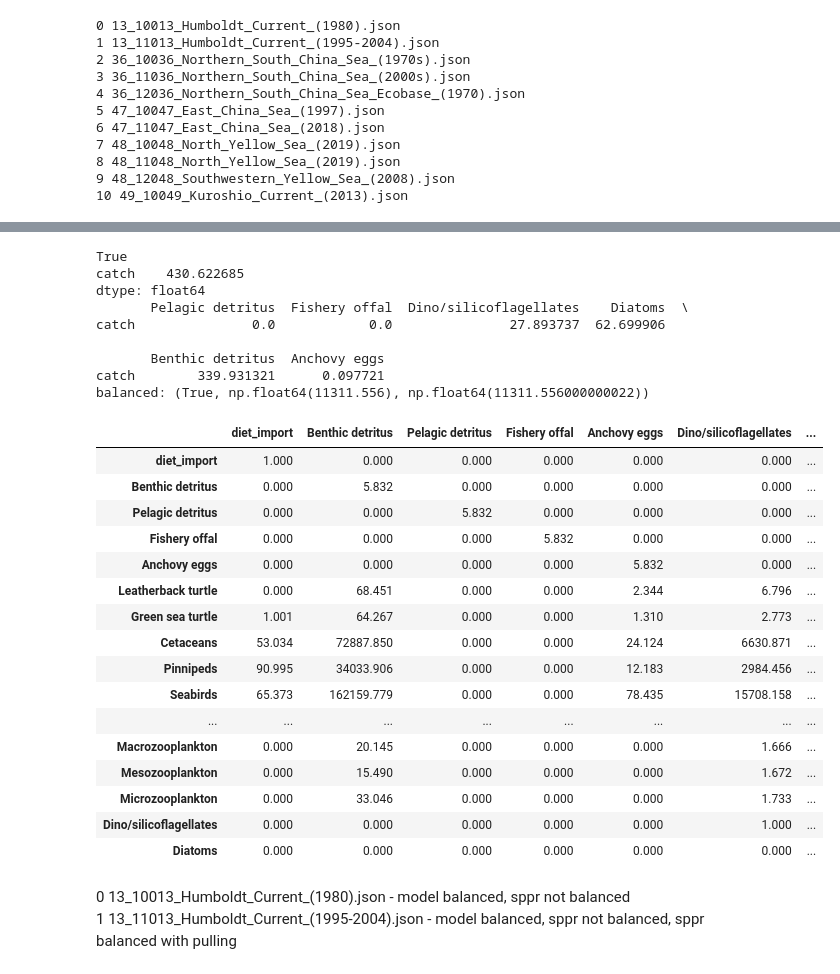
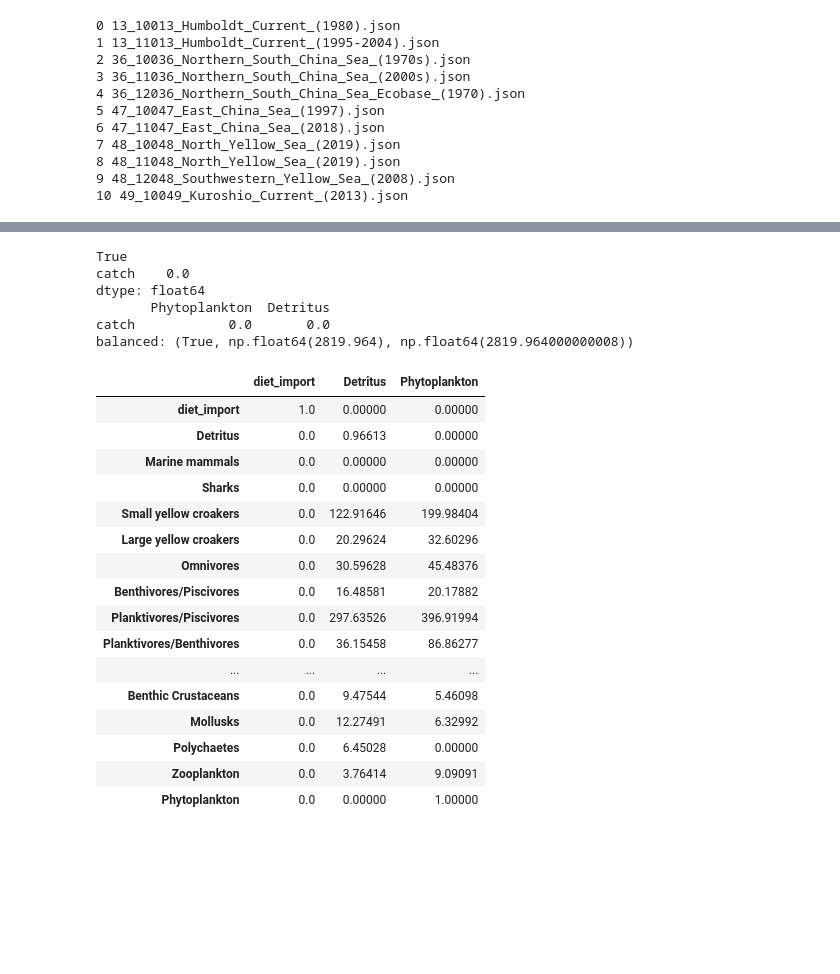
Before and after one commit to idocarmel1/PPREstimation, a Jupyter notebook: notebooks/tests.ipynb, the cells around one changed output, grey strips where cells are left out. Saved outputs shown, nothing was run; the diff lists cells and outputs as text; code cells hidden in the pictures; blank space fills up the shorter version.

```diff
--- a/notebooks/tests.ipynb
+++ b/notebooks/tests.ipynb
@@ -95,38 +176,32 @@ balanced: True
 # %%
-sppr, A, L = self.SPPR_new(TE=None, TE_option='GE', collapse_det=True)
+sppr, A, L = self.SPPR_new(TE=None, TE_option='TE', collapse_det=False, fix_EE_0_cases=True)
 sppr, A, L = PPRCalculator.rename_results([sppr, A, L], self.seq2name)
 print(self.is_model_balanced()[0])
 print(self.get_PPR(sppr, only_inner=True, only_pp=False).sum(axis=1))
 print(self.get_PPR(sppr, only_inner=True, only_pp=False).rename(columns=self.seq2name))
 print(f'balanced: {self.is_sppr_balanced(sppr)}')
-sppr.round(3)
+sppr.round(5)
 # %% [output]
 True
-catch    430.622685
+catch    0.0
 dtype: float64
-       Pelagic detritus  Fishery offal  Dino/silicoflagellates    Diatoms  \
-catch               0.0            0.0               27.893737  62.699906
-
-       Benthic detritus  Anchovy eggs
-catch        339.931321      0.097721
-balanced: (True, np.float64(11311.556), np.float64(11311.556000000022))
+       Phytoplankton  Detritus
+catch            0.0       0.0
+balanced: (True, np.float64(2819.964), np.float64(2819.964000000008))
-|  | diet_import | Benthic detritus | Pelagic detritus | Fishery offal | Anchovy eggs | Dino/silicoflagellates | ... |
-| diet_import | 1.000 | 0.000 | 0.000 | 0.000 | 0.000 | 0.000 | ... |
-| Benthic detritus | 0.000 | 5.832 | 0.000 | 0.000 | 0.000 | 0.000 | ... |
-| Pelagic detritus | 0.000 | 0.000 | 5.832 | 0.000 | 0.000 | 0.000 | ... |
-| Fishery offal | 0.000 | 0.000 | 0.000 | 5.832 | 0.000 | 0.000 | ... |
-| Anchovy eggs | 0.000 | 0.000 | 0.000 | 0.000 | 5.832 | 0.000 | ... |
-| Leatherback turtle | 0.000 | 68.451 | 0.000 | 0.000 | 2.344 | 6.796 | ... |
-| Green sea turtle | 1.001 | 64.267 | 0.000 | 0.000 | 1.310 | 2.773 | ... |
-| Cetaceans | 53.034 | 72887.850 | 0.000 | 0.000 | 24.124 | 6630.871 | ... |
-| Pinnipeds | 90.995 | 34033.906 | 0.000 | 0.000 | 12.183 | 2984.456 | ... |
-| Seabirds | 65.373 | 162159.779 | 0.000 | 0.000 | 78.435 | 15708.158 | ... |
-| ... | ... | ... | ... | ... | ... | ... | ... |
-| Macrozooplankton | 0.000 | 20.145 | 0.000 | 0.000 | 0.000 | 1.666 | ... |
-| Mesozooplankton | 0.000 | 15.490 | 0.000 | 0.000 | 0.000 | 1.672 | ... |
-| Microzooplankton | 0.000 | 33.046 | 0.000 | 0.000 | 0.000 | 1.733 | ... |
-| Dino/silicoflagellates | 0.000 | 0.000 | 0.000 | 0.000 | 0.000 | 1.000 | ... |
-| Diatoms | 0.000 | 0.000 | 0.000 | 0.000 | 0.000 | 0.000 | ... |
+|  | diet_import | Detritus | Phytoplankton |
+| diet_import | 1.0 | 0.00000 | 0.00000 |
+| Detritus | 0.0 | 0.96613 | 0.00000 |
+| Marine mammals | 0.0 | 0.00000 | 0.00000 |
+| Sharks | 0.0 | 0.00000 | 0.00000 |
+| Small yellow croakers | 0.0 | 122.91646 | 199.98404 |
+| Large yellow croakers | 0.0 | 20.29624 | 32.60296 |
+| Omnivores | 0.0 | 30.59628 | 45.48376 |
+| Benthivores/Piscivores | 0.0 | 16.48581 | 20.17882 |
+| Planktivores/Piscivores | 0.0 | 297.63526 | 396.91994 |
+| Planktivores/Benthivores | 0.0 | 36.15458 | 86.86277 |
+| ... | ... | ... | ... |
+| Benthic Crustaceans | 0.0 | 9.47544 | 5.46098 |
+| Mollusks | 0.0 | 12.27491 | 6.32992 |
+| Polychaetes | 0.0 | 6.45028 | 0.00000 |
+| Zooplankton | 0.0 | 3.76414 | 9.09091 |
+| Phytoplankton | 0.0 | 0.00000 | 1.00000 |
-# %% [markdown]
-0 13_10013_Humboldt_Current_(1980).json - model balanced, sppr not balanced
-1 13_11013_Humboldt_Current_(1995-2004).json - model balanced, sppr not balanced, sppr balanced with pulling
```
Also changed, not shown: parts of 18 cells of this notebook, 1 other file.
